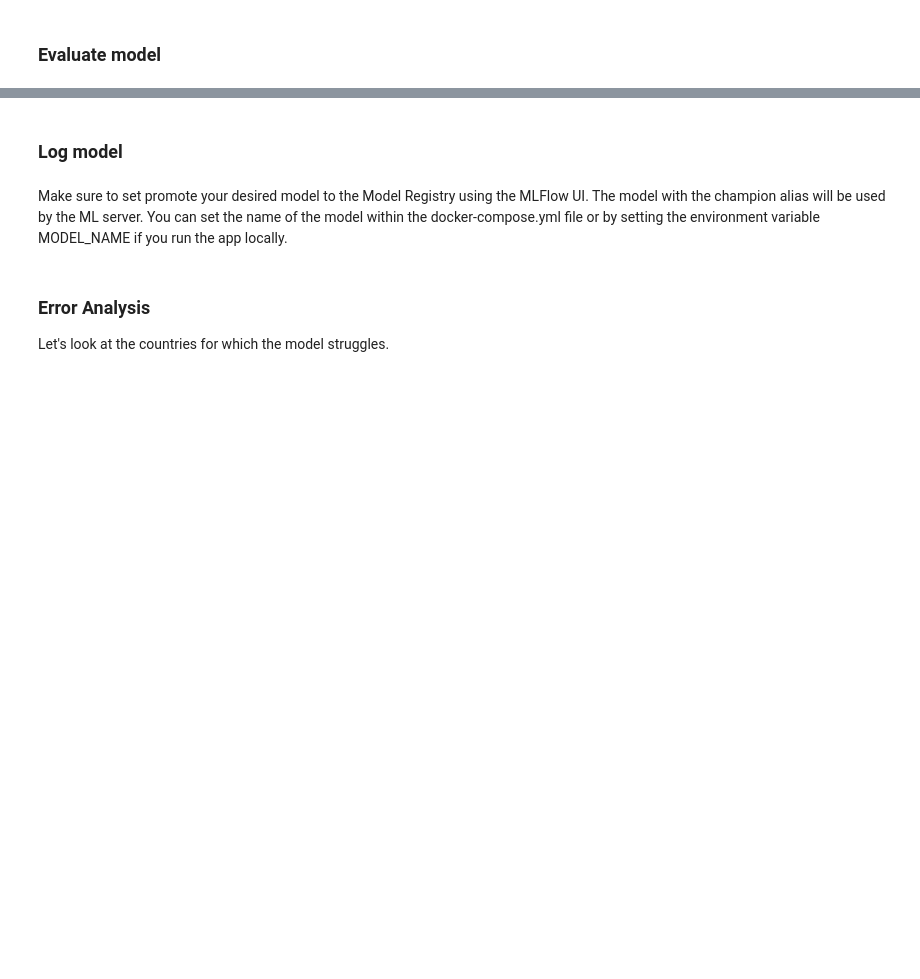
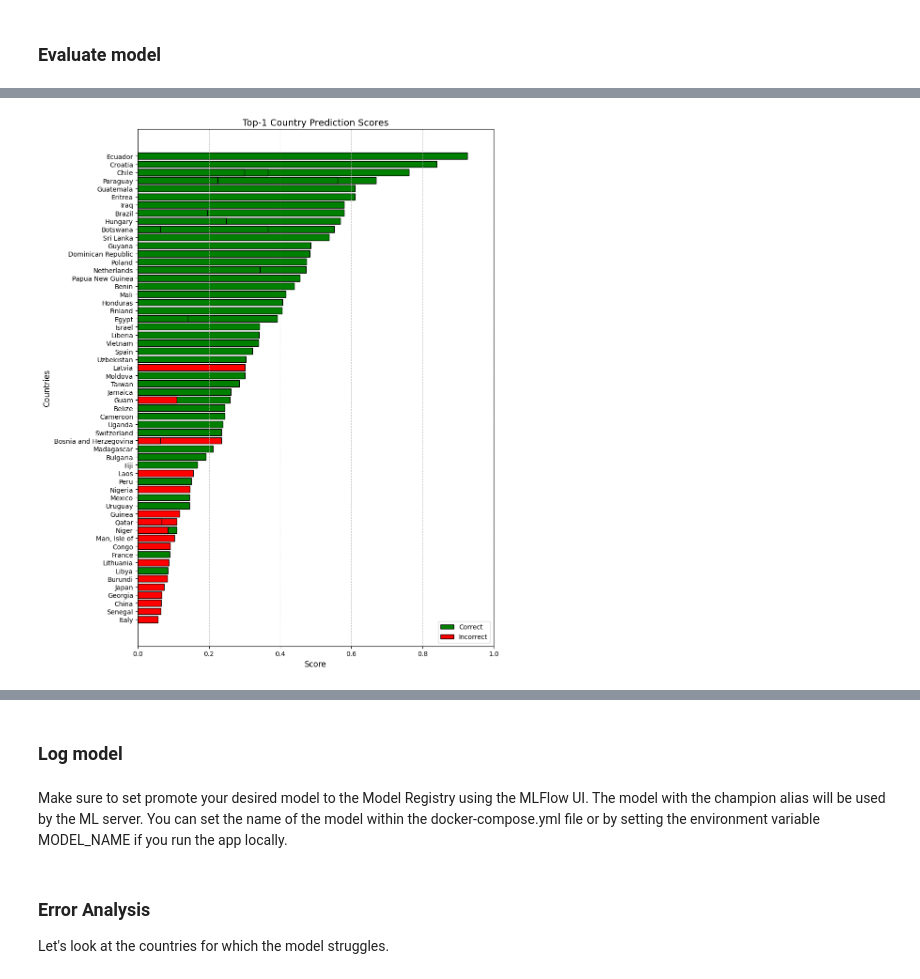
Before and after one commit to JortdeJong13/country-guess, a Jupyter notebook: Model training.ipynb, the cells around one changed output, grey strips where cells are left out. Drawn from its saved outputs; the diff is of its cells as text; code cells hidden in the pictures; blank space fills up the shorter version.

```diff
--- a/Model training.ipynb
+++ b/Model training.ipynb
@@ -121,3 +161,37 @@ test_dl = DataLoader(test_data, batch_size=32)
+# %%
+import matplotlib.pyplot as plt
+from matplotlib.patches import Patch
+
+# Sort by score descending
+sorted_data = sorted(zip(country_names, scores_list, correct), key=lambda x: x[1], reverse=True)
+sorted_country_names, sorted_scores, sorted_correct = zip(*sorted_data)
+
+# Color based on correctness
+colors = ['green' if is_correct else 'red' for is_correct in sorted_correct]
+
+# Plot
+fig = plt.figure(figsize=(10, 12))
+plt.barh(sorted_country_names, sorted_scores, color=colors, edgecolor='black')
+plt.gca().invert_yaxis()  # So highest score is at the top
+
+# Labels and styling
+plt.xlabel("Score", fontsize=12)
+plt.ylabel("Countries", fontsize=12)
+plt.title("Top-1 Country Prediction Scores", fontsize=14)
+plt.xlim(0, 1.0)
+plt.grid(axis='x', linestyle='--', alpha=0.7)
+
+# Legend
+legend_elements = [
+    Patch(facecolor='green', edgecolor='black', label='Correct'),
+    Patch(facecolor='red', edgecolor='black', label='Incorrect')
+]
+plt.legend(handles=legend_elements, loc='lower right')
+
+plt.tight_layout()
+plt.show()
+# %% [output]
+[figure, added]
 # %%
 country_names, ranking = evaluate(model, test_dl, ref_data)
 
```
Also changed, not shown: parts of 9 cells of this notebook, 3 other files.
